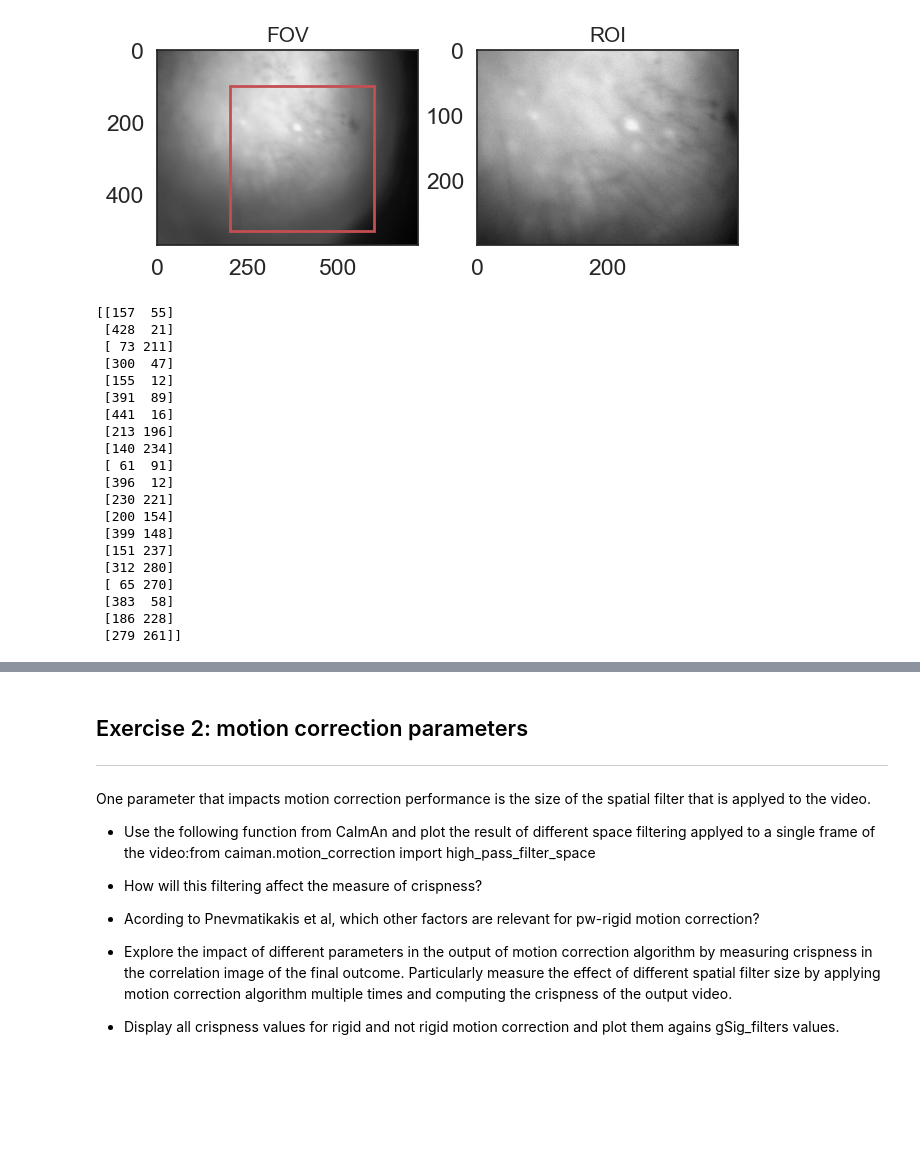
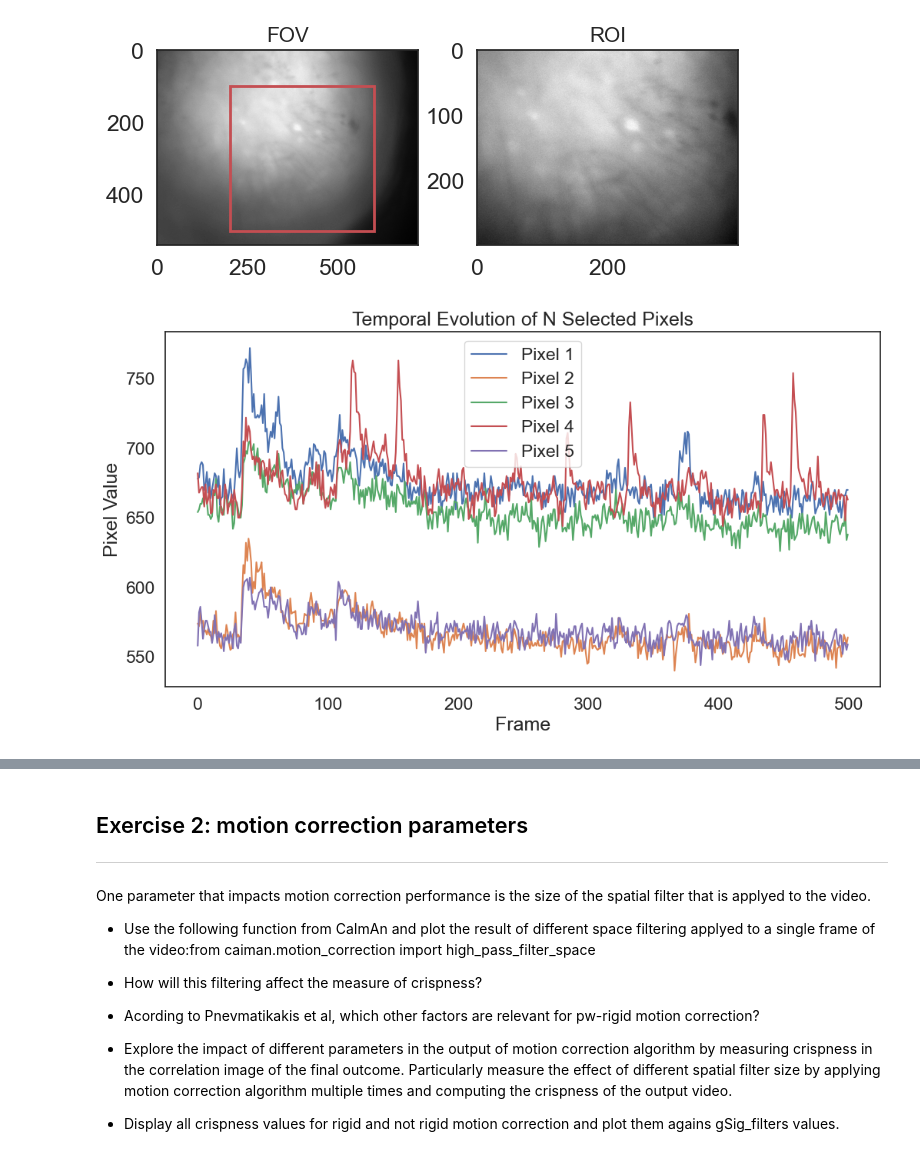
Before and after one commit to YorisM/Neural-Analysis, a Jupyter notebook: neural-data-master/03-calcium_imaging/exercises.ipynb, the cells around one changed output, grey strips where cells are left out. Drawn from its saved outputs; the diff is of its cells as text; code cells hidden in the pictures; blank space fills up the shorter version.

```diff
--- a/neural-data-master/03-calcium_imaging/exercises.ipynb
+++ b/neural-data-master/03-calcium_imaging/exercises.ipynb
@@ -61,36 +59,31 @@ ROI = cm.load(input_tif_file_path)
 aux.plot_FOV(FOV_file = input_tif_file_path_FOV , ROI_file = input_tif_file_path)
 # %% [output]
 [figure]
-# %%
-ROIarray = np.array(ROI) # Get array values of movie
-N = 20 # Number of pixels we want
-
-# Get random pixel coordinates
-idx = np.random.choice(len(ROIarray), N)
-idy = np.random.choice(len(ROIarray[1]), N)
-pixels = np.vstack((idx, idy)).T
-
-#
-# %%
-print(pixels)
-# %% [output]
-[[157  55]
- [428  21]
- [ 73 211]
- [300  47]
- [155  12]
- [391  89]
- [441  16]
- [213 196]
- [140 234]
- [ 61  91]
- [396  12]
- [230 221]
- [200 154]
- [399 148]
- [151 237]
- [312 280]
- [ 65 270]
- [383  58]
- [186 228]
- [279 261]]
+# %%
+# A. Distinguishing Pixels
+
+# Set Parameters
+N = 5
+num_frames = 500
+height = 300
+width = 500
+pixel_coords = np.random.randint(0, min(height, width), size=(N, 2))
+np.random.seed(4)
+
+# Extract pixel values
+pixel_values = np.zeros((N, num_frames))
+for i, coord in enumerate(pixel_coords):
+    pixel_values[i] = ROIarray[:, coord[0], coord[1]]
+
+# Plot temporal evolution
+plt.figure(figsize=(12, 6))
+for i in range(N):
+    plt.plot(np.arange(num_frames), pixel_values[i], label=f"Pixel {i + 1}")
+
+plt.xlabel("Frame")
+plt.ylabel("Pixel Value")
+plt.title("Temporal Evolution of N Selected Pixels")
+plt.legend()
+plt.show()
+# %% [output]
+[figure, added]
```
Also changed, not shown: parts of 3 cells of this notebook.
